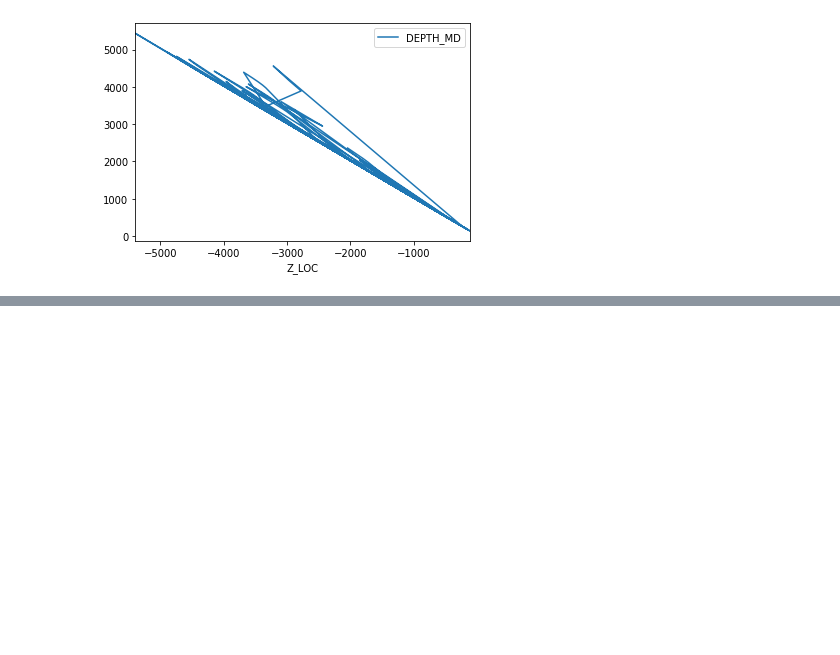
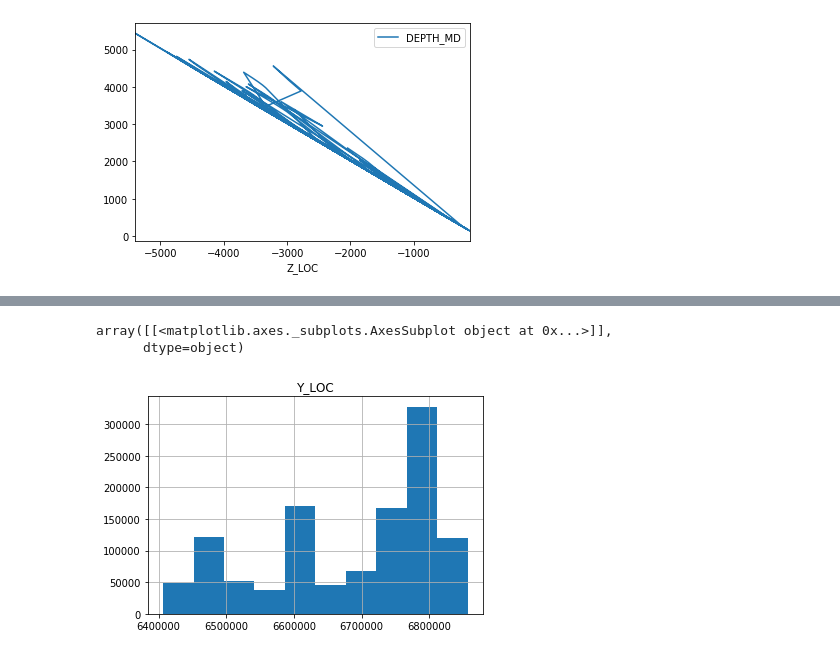
Before and after one commit to douglaspsteen/FORCE_ML_lithology, a Jupyter notebook: scrubbing.ipynb, the cells around one changed output, grey strips where cells are left out. Cells and saved outputs as stored; diff of their text form; code cells hidden in the pictures; blank space fills up the shorter version.

```diff
--- a/scrubbing.ipynb
+++ b/scrubbing.ipynb
@@ -142,0 +142,6 @@ array(['NORDLAND GP.', 'HORDALAND GP.', 'ROGALAND GP.', 'SHETLAND GP.',
+# %%
+df.hist('Y_LOC')
+# %% [output]
+array([[<matplotlib.axes._subplots.AxesSubplot object at 0x...>]],
+      dtype=object)
+[figure, added]
```
Also changed, not shown: parts of 3 cells of this notebook.
